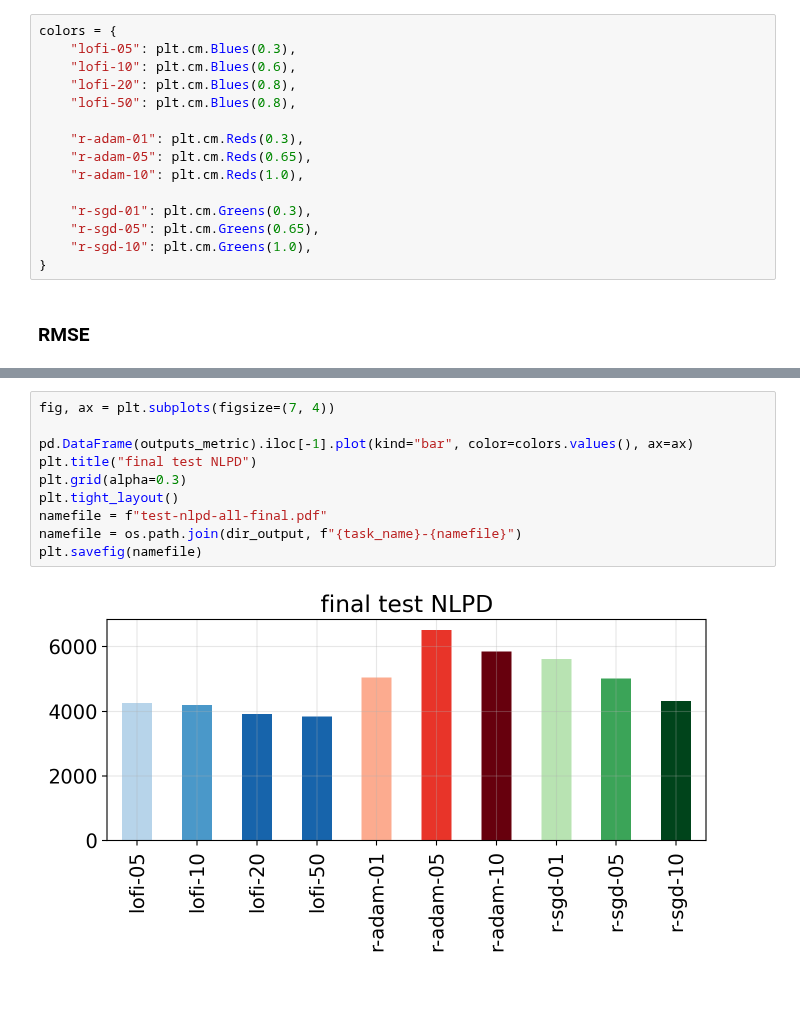
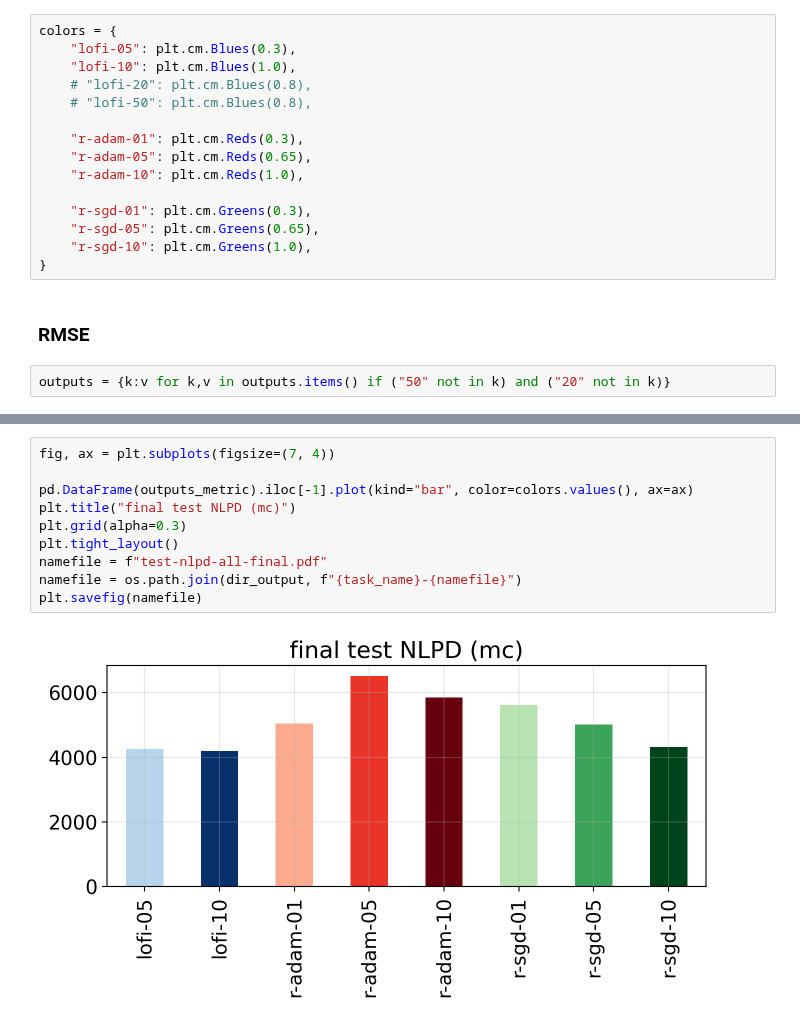
Before and after one commit to probml/rebayes, a Jupyter notebook: demos/collas/regression/rotating-mnist-unsorted.ipynb, the cells around one changed output, grey strips where cells are left out. Cells and saved outputs as stored; diff of their text form; blank space fills up the shorter version.

```diff
--- a/demos/collas/regression/rotating-mnist-unsorted.ipynb
+++ b/demos/collas/regression/rotating-mnist-unsorted.ipynb
@@ -156,9 +155,9 @@ with open(path_target, "wb") as f:
 # %%
 colors = {
     "lofi-05": plt.cm.Blues(0.3),
-    "lofi-10": plt.cm.Blues(0.6),
-    "lofi-20": plt.cm.Blues(0.8),
-    "lofi-50": plt.cm.Blues(0.8),
+    "lofi-10": plt.cm.Blues(1.0),
+    # "lofi-20": plt.cm.Blues(0.8),
+    # "lofi-50": plt.cm.Blues(0.8),
 
     "r-adam-01": plt.cm.Reds(0.3),
     "r-adam-05": plt.cm.Reds(0.65),
@@ -170,6 +169,8 @@ colors = {
 }
 # %% [markdown]
 ### RMSE
+# %%
+outputs = {k:v for k,v in outputs.items() if ("50" not in k) and ("20" not in k)}
 # %%
 metric = "test-metric"
 title = "test RMSE"
@@ -218,12 +219,12 @@ plt.savefig(namefile)
 # %%
 fig, ax = plt.subplots(figsize=(7, 4))
 
 pd.DataFrame(outputs_metric).iloc[-1].plot(kind="bar", color=colors.values(), ax=ax)
-plt.title("final test NLPD")
+plt.title("final test NLPD (mc)")
 plt.grid(alpha=0.3)
 plt.tight_layout()
 namefile = f"test-nlpd-all-final.pdf"
 namefile = os.path.join(dir_output, f"{task_name}-{namefile}")
 plt.savefig(namefile)
 # %% [output]
-[figure, old version]
+[figure, new version]
```
Also changed, not shown: parts of 8 cells of this notebook, 1 other file.
